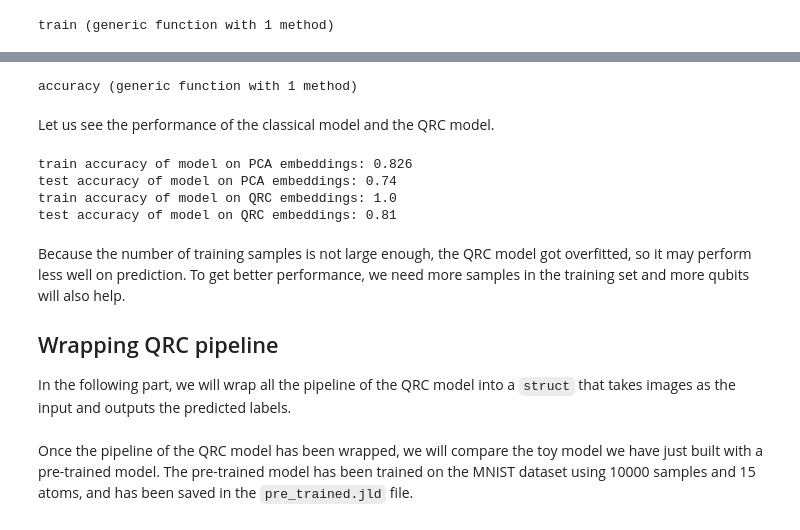
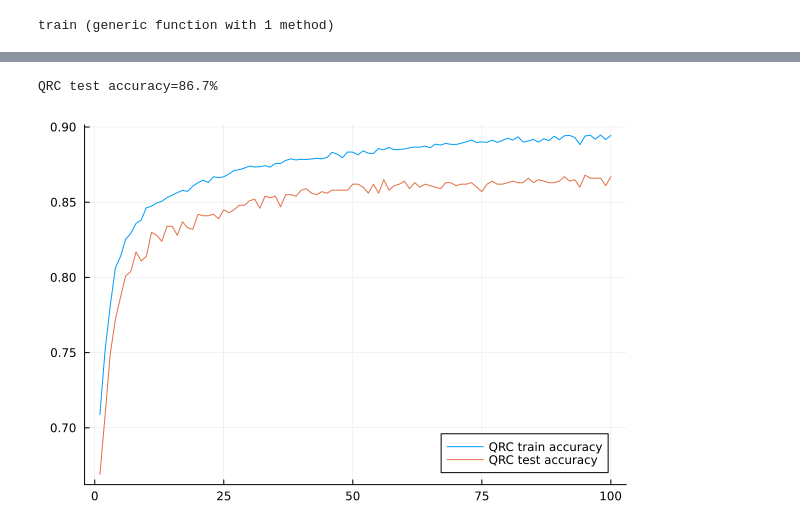
Before and after one commit to QuEraComputing/QRC-tutorials, a Jupyter notebook: QRC Demo MNIST.ipynb, the cells around one changed output, grey strips where cells are left out. Drawn from its saved outputs; the diff is of its cells as text; code cells hidden in the pictures.

```diff
--- a/QRC Demo MNIST.ipynb
+++ b/QRC Demo MNIST.ipynb
@@ -195,7 +191,7 @@ Now we use the above struct to describe our toy model. We prepare the 10 atoms i
 # %%
 # Generate atom positions for the toy model
-d = 10.0
-atoms = generate_sites(ChainLattice(), dim_pca; scale = d); # put atoms in a chain with 10 micron spacing
+d = 10
+atoms = generate_sites(ChainLattice(), dim_pca; scale = d); # put dim_pca atoms in a chain with 10 micron spacing
 
 # create all single site Zᵢ and correlator ZᵢZⱼ readouts
 nsites = length(atoms)
@@ -206,7 +202,7 @@ for i in 1:nsites
     end
 end
 
-# build preprocessing layer
+# build preprocessing layer - we decide to run the dynamics for 4 microseconds, sampling every 0.5 microseconds
 pre_layer = DetuningLayer(;
     atoms,
     readouts,
@@ -320,30 +363,7 @@ We define a function to calculate the accuracy by camparing the predicting resul
 # %%
-accuracy(model, xs, targets) = sum(onecold(model(xs), 0:9) .== targets)/length(targets)
+println("QRC test accuracy=", accs_test_qrc[end]*100, "%")
+plot(accs_train_qrc, label="QRC train accuracy")
+plot!(accs_test_qrc, label="QRC test accuracy")
 # %% [output]
-accuracy (generic function with 1 method)
+QRC test accuracy=86.7%
+[figure, added]
-# %% [markdown]
-Let us see the performance of the classical model and the QRC model.
-# %%
-# correct labels for 100 test samples
-test_targets = data_test.targets[1:num_test_examples]
-
-# accuracy on training and test for each model
-acc_train_reg = accuracy(model_reg, xs, onecold(ys, 0:9))
-acc_test_reg = accuracy(model_reg,  test_features, test_targets)
-acc_train_qrc = accuracy(model_qrc, embeddings, onecold(ys, 0:9))
-acc_test_qrc = accuracy(model_qrc, test_embeddings, test_targets)
-
-println("train accuracy of model on PCA embeddings: ", acc_train_reg)
-println("test accuracy of model on PCA embeddings: ", acc_test_reg)
-println("train accuracy of model on QRC embeddings: ", acc_train_qrc)
-println("test accuracy of model on QRC embeddings: ", acc_test_qrc)
-# %% [output]
-train accuracy of model on PCA embeddings: 0.826
-test accuracy of model on PCA embeddings: 0.74
-train accuracy of model on QRC embeddings: 1.0
-test accuracy of model on QRC embeddings: 0.81
-# %% [markdown]
-Because the number of training samples is not large enough, the QRC model got overfitted, so it may perform less well on prediction. To get better performance, we need more samples in the training set and more qubits will also help.
-
-## Wrapping QRC pipeline
-In the following part, we will wrap all the pipeline of the QRC model into a `struct` that takes images as the input and outputs the predicted labels.
@@ -379,2 +369,0 @@ end
-# %% [markdown]
-Once the pipeline of the QRC model has been wrapped, we will compare the toy model we have just built with a pre-trained model. The pre-trained model has been trained on the MNIST dataset using 10000 samples and 15 atoms, and has been saved in the `pre_trained.jld` file.
```
Also changed, not shown: parts of 48 cells of this notebook.
